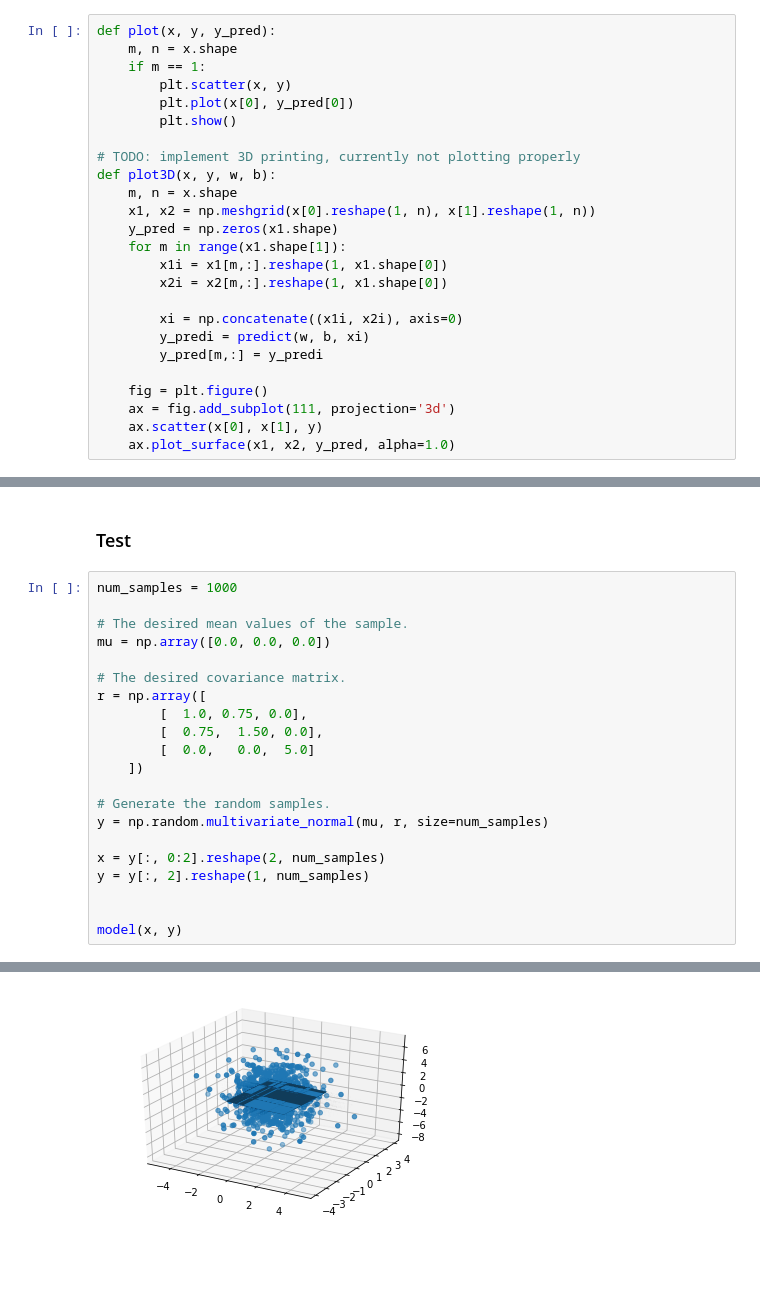
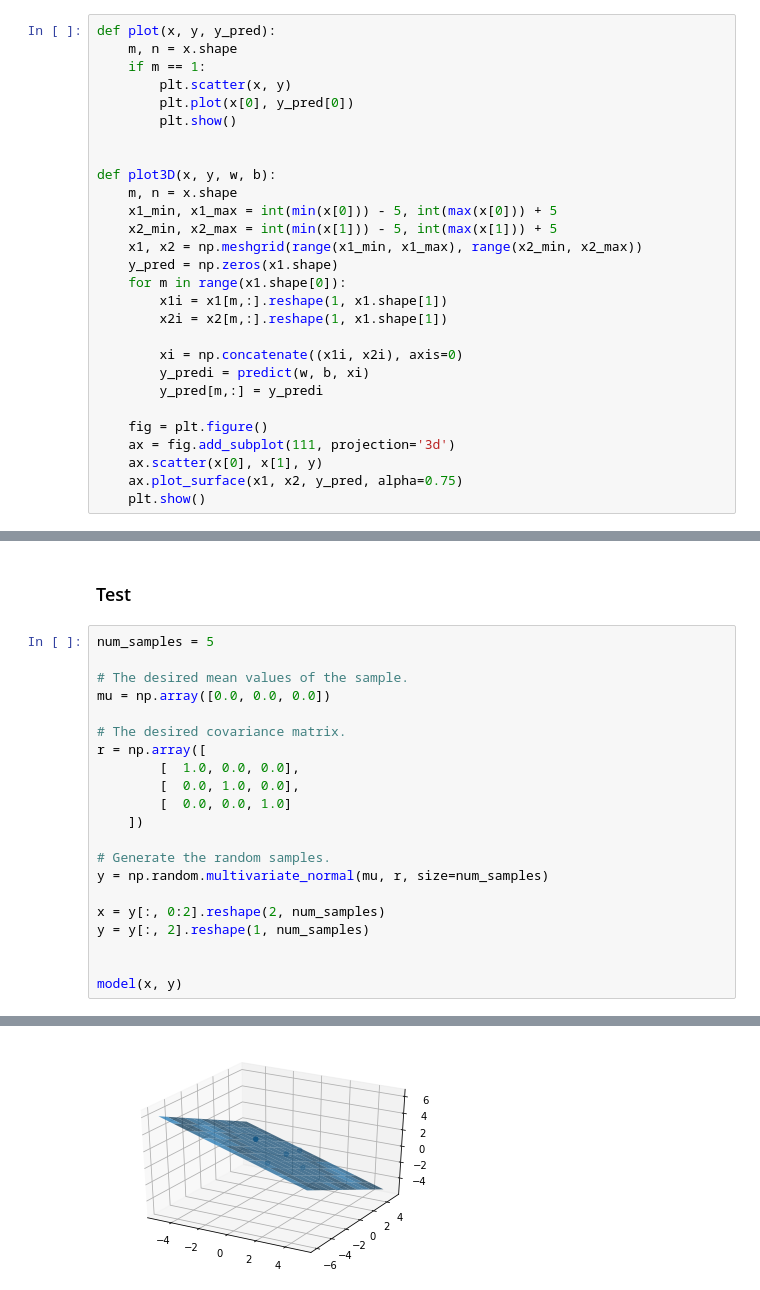
Before and after one commit to isaiahbenamoz/machine-learning-from-scratch, a Jupyter notebook: 5.1.4 Linear Regression.ipynb, the cells around one changed output, grey strips where cells are left out. Drawn from its saved outputs; the diff is of its cells as text; blank space fills up the shorter version.

Commit message:
Update 5.1.4 Linear Regression.ipynb
Added 3D plotting

```diff
--- a/5.1.4 Linear Regression.ipynb
+++ b/5.1.4 Linear Regression.ipynb
@@ -74,14 +74,16 @@ def plot(x, y, y_pred):
         plt.plot(x[0], y_pred[0])
         plt.show()
 
-# TODO: implement 3D printing, currently not plotting properly
+
 def plot3D(x, y, w, b):
     m, n = x.shape
-    x1, x2 = np.meshgrid(x[0].reshape(1, n), x[1].reshape(1, n))
+    x1_min, x1_max = int(min(x[0])) - 5, int(max(x[0])) + 5
+    x2_min, x2_max = int(min(x[1])) - 5, int(max(x[1])) + 5
+    x1, x2 = np.meshgrid(range(x1_min, x1_max), range(x2_min, x2_max))
     y_pred = np.zeros(x1.shape)
-    for m in range(x1.shape[1]):
-        x1i = x1[m,:].reshape(1, x1.shape[0])
-        x2i = x2[m,:].reshape(1, x1.shape[0])
+    for m in range(x1.shape[0]):
+        x1i = x1[m,:].reshape(1, x1.shape[1])
+        x2i = x2[m,:].reshape(1, x1.shape[1])
 
         xi = np.concatenate((x1i, x2i), axis=0)
         y_predi = predict(w, b, xi)
@@ -90,7 +92,8 @@ def plot3D(x, y, w, b):
     fig = plt.figure()
     ax = fig.add_subplot(111, projection='3d')
     ax.scatter(x[0], x[1], y)
-    ax.plot_surface(x1, x2, y_pred, alpha=1.0)
+    ax.plot_surface(x1, x2, y_pred, alpha=0.75)
+    plt.show()
 # %% [markdown]
 ### Model
 # %%
@@ -120,16 +123,16 @@ def model(x, y, epochs=10000, learning_rate=0.0025, show=True):
 # %% [markdown]
 ### Test
 # %%
-num_samples = 1000
+num_samples = 5
 
 # The desired mean values of the sample.
 mu = np.array([0.0, 0.0, 0.0])
 
 # The desired covariance matrix.
 r = np.array([
-        [  1.0, 0.75, 0.0],
-        [  0.75,  1.50, 0.0],
-        [  0.0,   0.0,  5.0]
+        [  1.0, 0.0, 0.0],
+        [  0.0, 1.0, 0.0],
+        [  0.0, 0.0, 1.0]
     ])
 
 # Generate the random samples.
@@ -157 +161 @@ cost: 4893.807401595745
-[figure, old version]
+[figure, new version]
```
Also changed, not shown: parts of 1 cell of this notebook.
